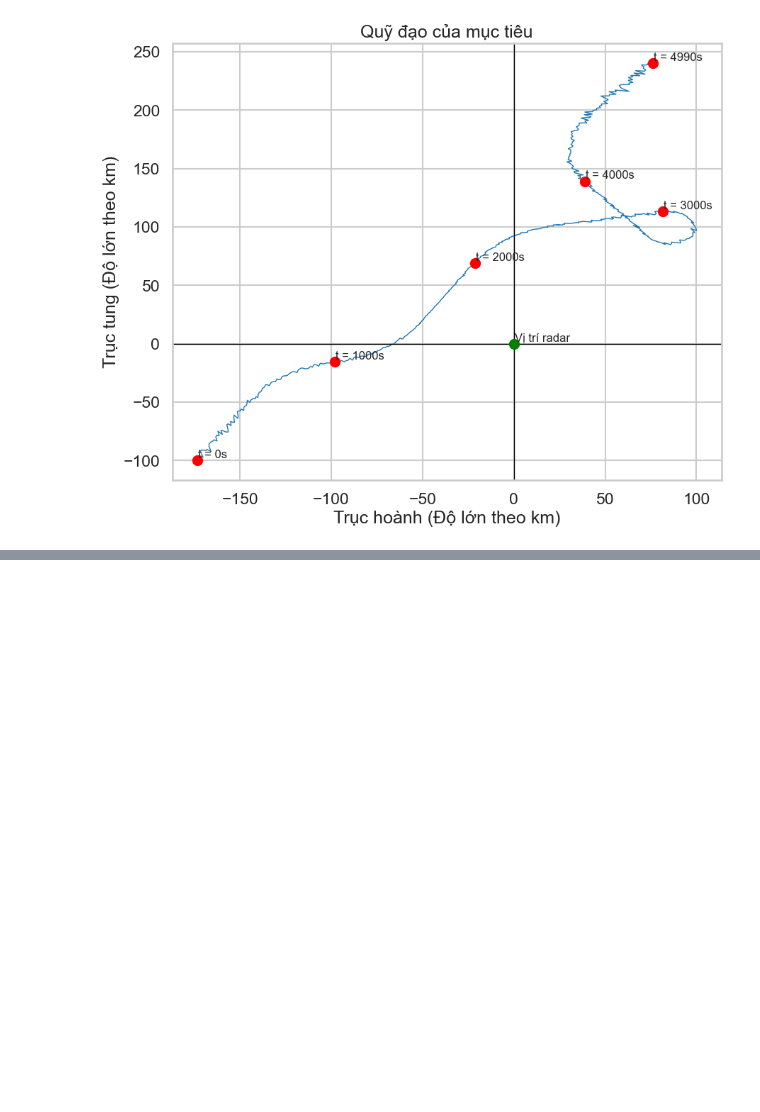
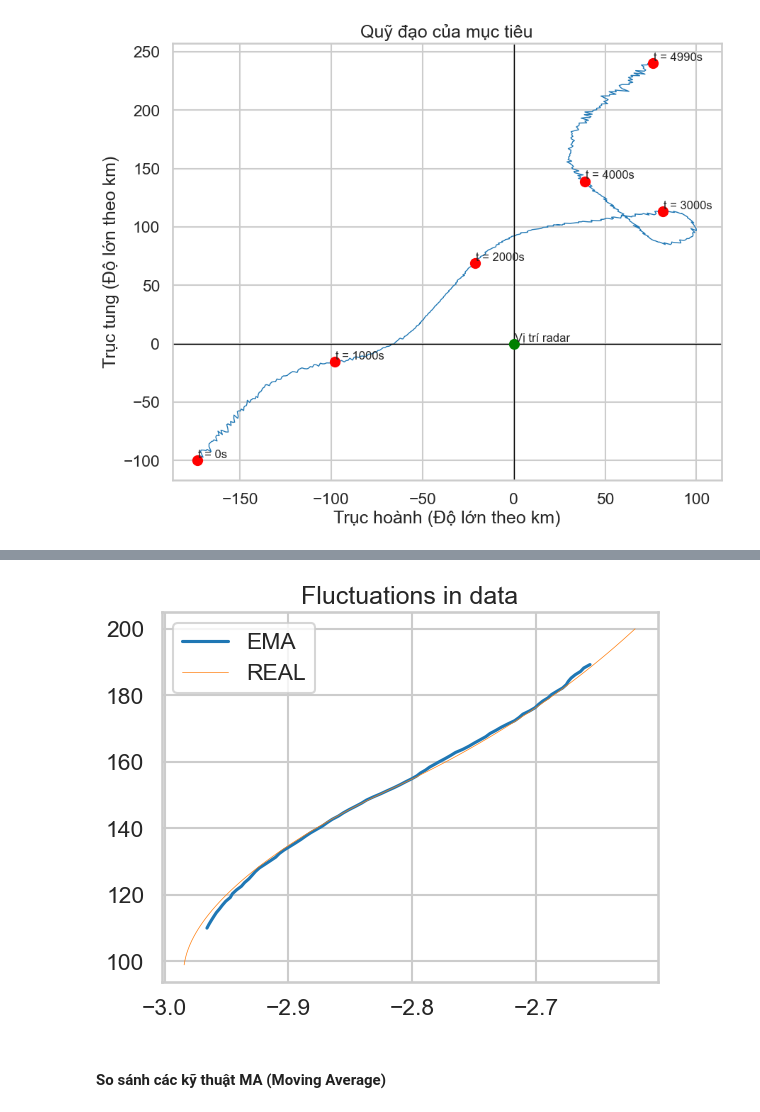
Before and after one commit to duyanh213-ml/radar_analysis, a Jupyter notebook: analysis_radar_data.ipynb, the cells around one changed output, grey strips where cells are left out. Saved outputs shown, nothing was run; the diff lists cells and outputs as text; code cells hidden in the pictures; blank space fills up the shorter version.

```diff
--- a/analysis_radar_data.ipynb
+++ b/analysis_radar_data.ipynb
@@ -194,0 +286,15 @@ visualize_orbit.plot_orbit(df)
+# %%
+# Sử dụng module ema để xử lý dữ liệu nhiễu
+n_window = 20
+
+ema_azimuth = moving_average.exponential_moving_average(azimuth_raw, n_window)
+ema_range = moving_average.exponential_moving_average(range_raw, n_window)
+plt.plot(ema_azimuth[:100], ema_range[:100], label='EMA')
+plt.plot(azimuth_real[:100], range_real[:100], label='REAL', lw=0.5)
+plt.legend()
+plt.title('Fluctuations in data')
+plt.show()
+# %% [output]
+[figure, added]
+# %% [markdown]
+#### So sánh các kỹ thuật MA (Moving Average)
```
Also changed, not shown: parts of 19 cells of this notebook, 2 other files.
